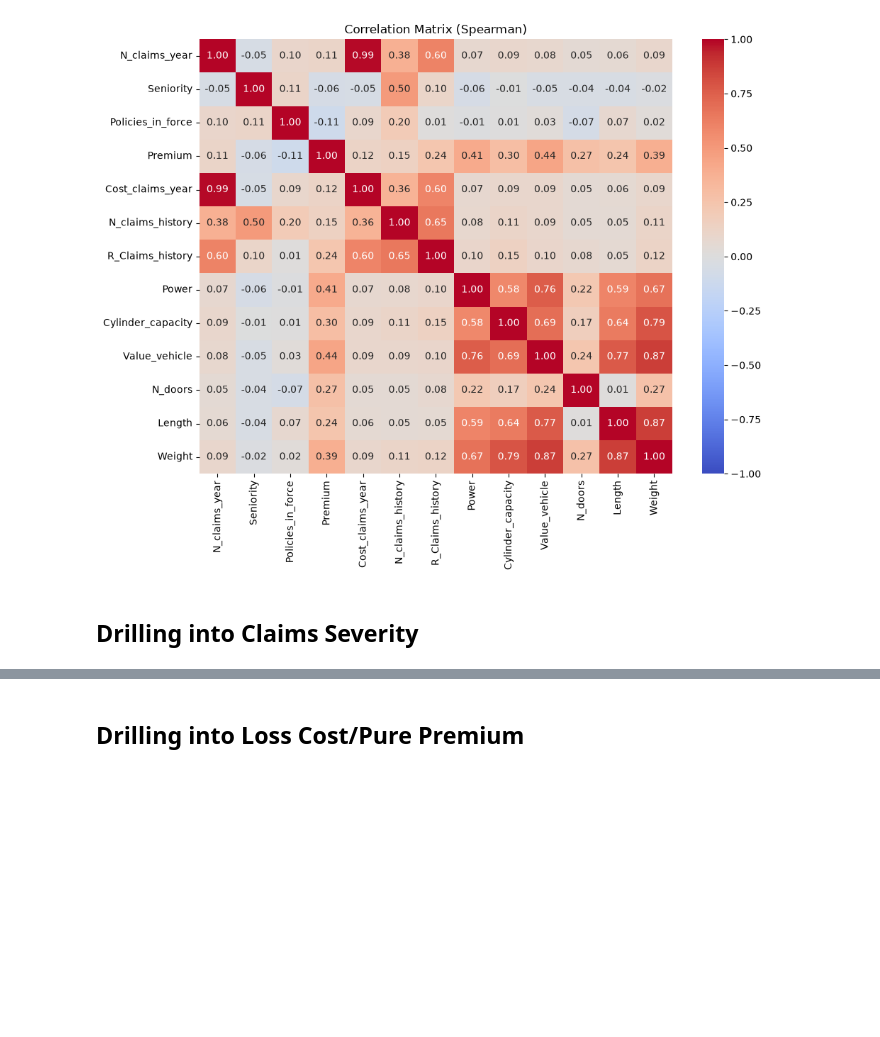
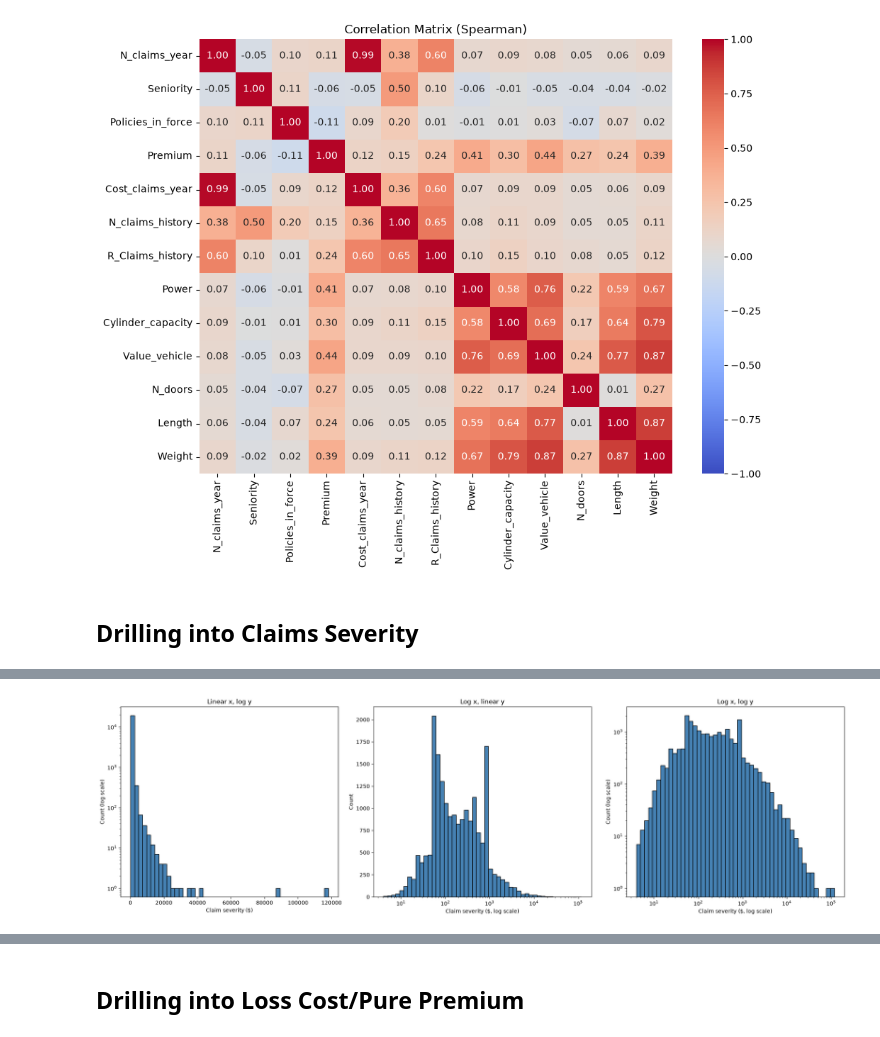
Before and after one commit to olumideodetunde/comm-insurance-underwriting-solutions, a Jupyter notebook: project/src/project_ml/m1-frequency-severity/exploration/EDA.ipynb, the cells around one changed output, grey strips where cells are left out. Drawn from its saved outputs; the diff is of its cells as text; code cells hidden in the pictures; blank space fills up the shorter version.

```diff
--- a/project/src/project_ml/m1-frequency-severity/exploration/EDA.ipynb
+++ b/project/src/project_ml/m1-frequency-severity/exploration/EDA.ipynb
@@ -264,0 +310,30 @@ Name: Severity, dtype: float64
+# %%
+n_bins = 50
+linear_bin_edges = np.linspace(severity.min(), severity.max(), n_bins)
+log_bin_edges = np.logspace(np.log10(severity.min()), np.log10(severity.max()), n_bins)
+
+fig, axes = plt.subplots(1, 3, figsize=(20, 6))
+
+axes[0].hist(severity, bins=linear_bin_edges, edgecolor='black', color='steelblue')
+axes[0].set_yscale('log')
+axes[0].set_xlabel('Claim severity ($)')
+axes[0].set_ylabel('Count (log scale)')
+axes[0].set_title('Linear x, log y')
+
+axes[1].hist(severity, bins=log_bin_edges, edgecolor='black', color='steelblue')
+axes[1].set_xscale('log')
+axes[1].set_xlabel('Claim severity ($, log scale)')
+axes[1].set_ylabel('Count')
+axes[1].set_title('Log x, linear y')
+
+axes[2].hist(severity, bins=log_bin_edges, edgecolor='black', color='steelblue')
+axes[2].set_xscale('log')
+axes[2].set_yscale('log')
+axes[2].set_xlabel('Claim severity ($, log scale)')
+axes[2].set_ylabel('Count (log scale)')
+axes[2].set_title('Log x, log y')
+
+plt.tight_layout()
+plt.show()
+# %% [output]
+[figure, added]
```
Also changed, not shown: parts of 14 cells of this notebook.
